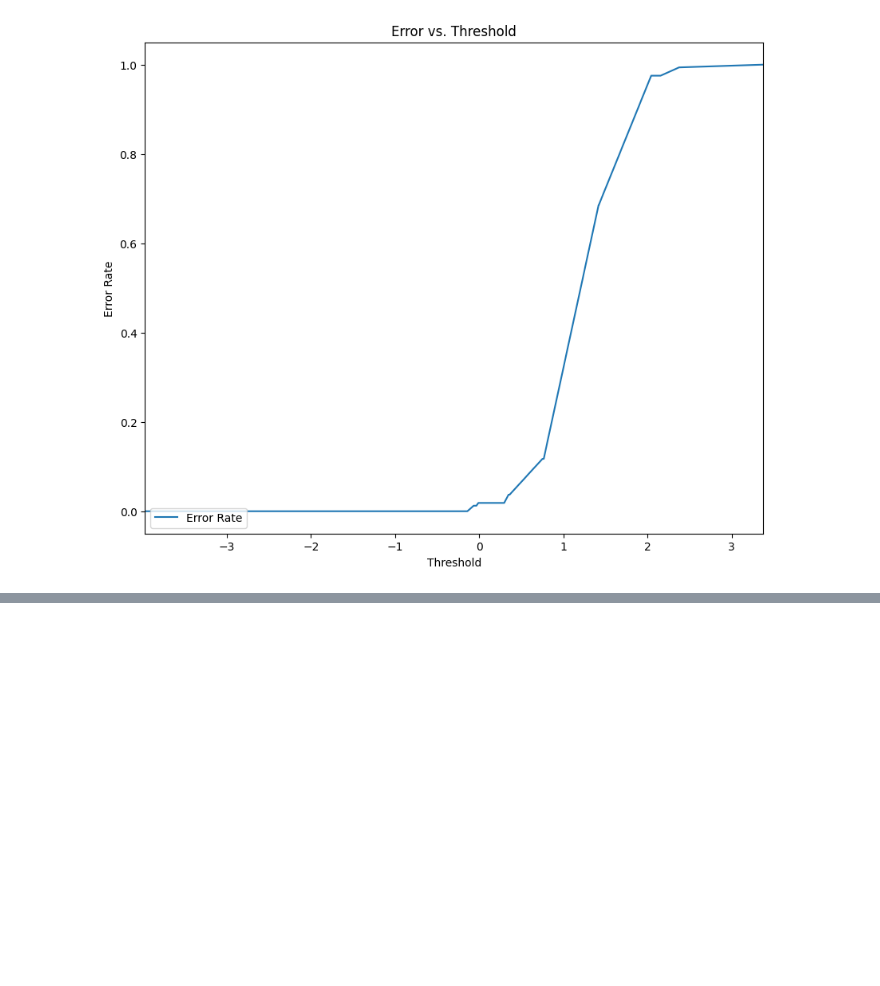
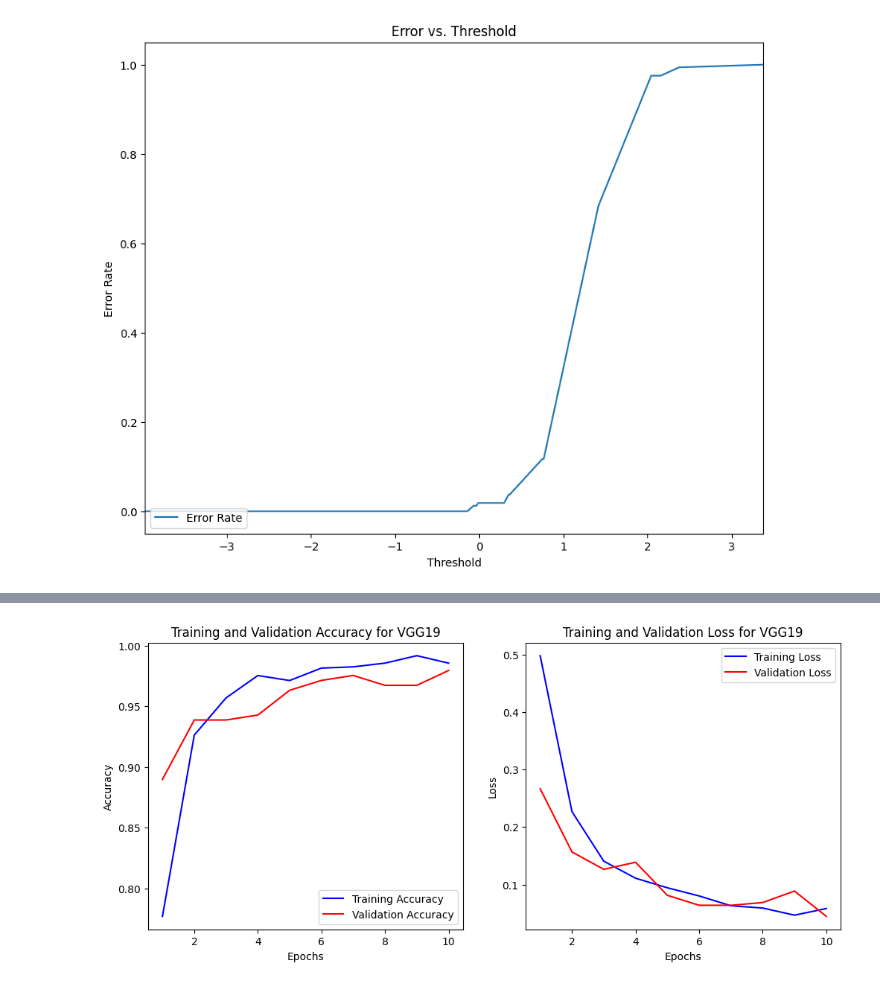
Before and after one commit to SarahPendhari/TumorSense, a Jupyter notebook: Brain_Tumor_Detection_Comparative_Study.ipynb, the cells around one changed output, grey strips where cells are left out. Drawn from its saved outputs; the diff is of its cells as text; code cells hidden in the pictures; blank space fills up the shorter version.

```diff
--- a/Brain_Tumor_Detection_Comparative_Study.ipynb
+++ b/Brain_Tumor_Detection_Comparative_Study.ipynb
@@ -639,0 +629,26 @@ plt.show()
+# %%
+from tensorflow.keras.applications import VGG19
+
+# VGG19 model
+vgg19_model = VGG19(weights='imagenet', include_top=False, input_tensor=Input(shape=(100, 100, 3)))
+
+# Freeze the layers of VGG19
+for layer in vgg19_model.layers:
+    layer.trainable = False
+
+# Build the model
+model_vgg19 = Sequential()
+model_vgg19.add(vgg19_model)
+model_vgg19.add(Flatten())
+model_vgg19.add(Dense(64, activation='relu'))
+model_vgg19.add(Dropout(0.5))
+model_vgg19.add(Dense(len(classes), activation='softmax'))
+
+# Compile
+model_vgg19.compile(optimizer=Adam(), loss='categorical_crossentropy', metrics=['accuracy'])
+
+# Train
+history_vgg19 = model_vgg19.fit(xtrain, ytrain, epochs=10, validation_data=(xtest, ytest))
+
+vgg19_loss, vgg19_accuracy = model_vgg19.evaluate(xtest, ytest)
+print(f"VGG19 Test Accuracy: {vgg19_accuracy}")
@@ -639,0 +673,4 @@ plt.show()
+# %%
+plot_metrics(history_vgg19, "VGG19")
+# %% [output]
+[figure, added]
```
Also changed, not shown: parts of 15 cells of this notebook.
